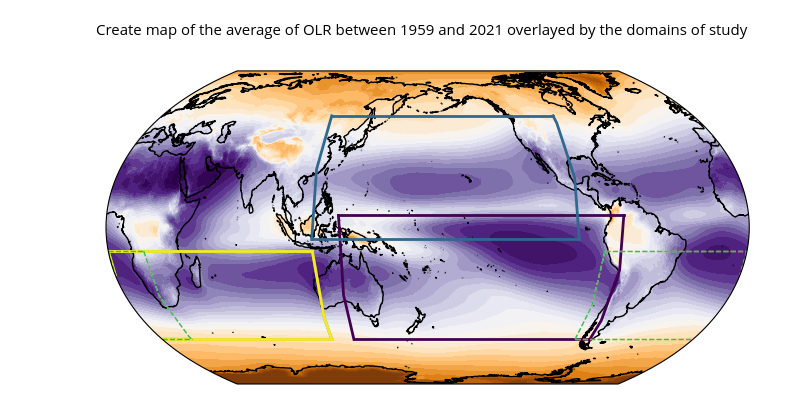
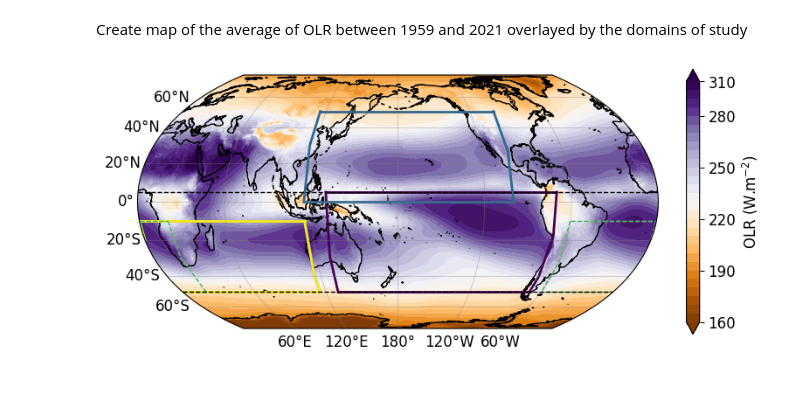
Before and after one commit to romainpilon/cloudbandPy, a Jupyter notebook: notebooks/map_OLR_ERA5_1959_2021_domains.ipynb, the cells around one changed output. Saved outputs shown, nothing was run; the diff lists cells and outputs as text; code cells hidden in the pictures.

```diff
--- a/notebooks/map_OLR_ERA5_1959_2021_domains.ipynb
+++ b/notebooks/map_OLR_ERA5_1959_2021_domains.ipynb
@@ -43,7 +43,7 @@ domains = dict(
             "lw": 2,
         },
         nop={
-            "latlon": (-5, 50, 115, -95),
+            "latlon": (0, 50, 115, -100),
             "name": "northpacific",
             "ls": "solid",
             "lw": 2,
@@ -55,7 +55,7 @@ domains = dict(
             "lw": 2,
         },
         sat1={
-            "latlon": (-10, -50, -80, 359.9999999999),
+            "latlon": (-10, -50, -60, 359.9999999999),
             "name": "southatlantic",
             "ls": "dashed",
             "lw": 1,
@@ -107,7 +107,14 @@ fill = ax.contourf(
     extend="both",
 )
 ax.coastlines("50m", color="black")
-
+gl = ax.gridlines(crs=ccrs.PlateCarree(), draw_labels=True, linewidth=0.6, color="gray", alpha=0.4, linestyle="-")
+gl.top_labels = False
+gl.ylocator = mticker.FixedLocator([-60, -40, -20, 0, 20, 40, 60])
+gl.xlocator = mticker.FixedLocator([60, 120, 180, -120, -60])
+#
+im_ratio = colr.shape[0] / colr.shape[1]
+cbar = fig.colorbar(fill, orientation="vertical", ticks=np.arange(160, 330, 30), fraction=0.047 * im_ratio)
+cbar.set_label(r"OLR (W.m$^{-2}$)")
 cmap = get_cmap(len(domains) - 1)
 projection = ccrs.PlateCarree(central_longitude=180)
 
@@ -169,31 +176,34 @@ for i, (key, value) in enumerate(domains.items()):
             color=cmap(2),
             linewidth=value["lw"],
             ls=value["ls"],
             transform=projection,
         )
         ax.plot(
             [lon2_t, lon3_t],
             [lat2_t, lat3_t],
             color=cmap(2),
             linewidth=value["lw"],
             ls=value["ls"],
             transform=projection,
         )
         ax.plot(
             [lon4_t, lon3_t],
             [lat4_t, lat3_t],
             color=cmap(2),
             linewidth=value["lw"],
             ls=value["ls"],
             transform=projection,
         )
         ax.plot(
             [lon1_t, lon4_t],
             [lat1_t, lat4_t],
             color=cmap(2),
             linewidth=value["lw"],
             ls=value["ls"],
             transform=projection,
         )
+
+plt.show()
+fig.savefig(f"/users/rpilon/mapOLR_avg_1959-2021_eq.png", dpi=200, bbox_inches="tight")
 # %% [output]
-[figure, old version]
+[figure, new version]
```
Also changed, not shown: 2 other files.
